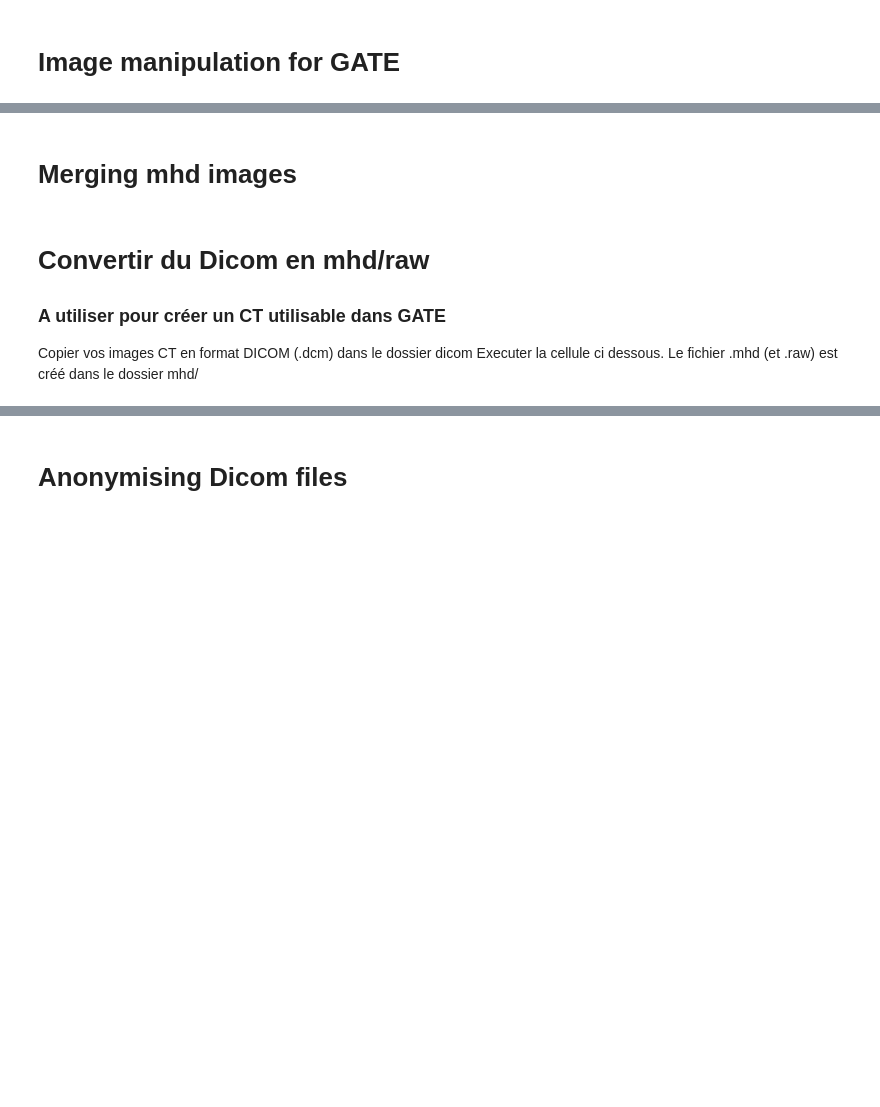
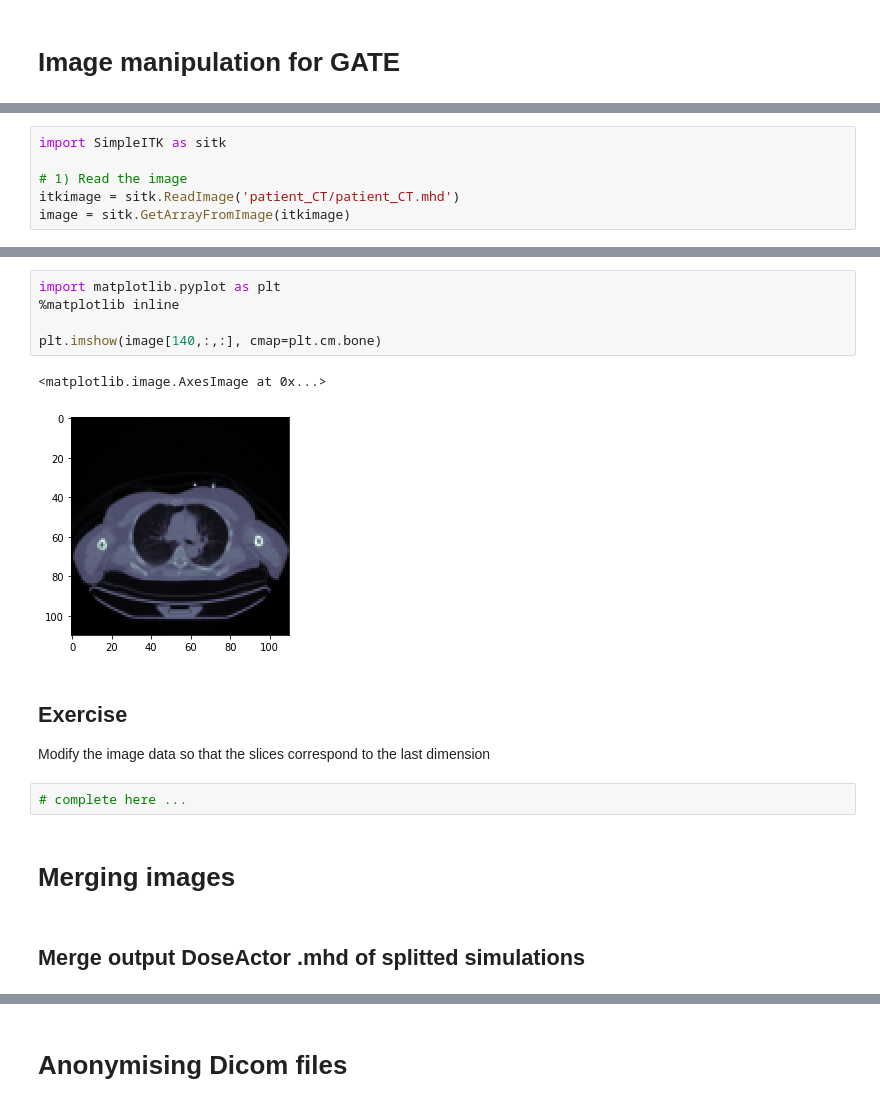
Before and after one commit to MCvin/Python_Gate, a Jupyter notebook: image_manipulation/image_manipulation.ipynb, the cells around one changed output, grey strips where cells are left out. Saved outputs shown, nothing was run; the diff lists cells and outputs as text; blank space fills up the shorter version.

```diff
--- a/image_manipulation/image_manipulation.ipynb
+++ b/image_manipulation/image_manipulation.ipynb
@@ -7,0 +57,6 @@
+# %%
+import SimpleITK as sitk
+
+# 1) Read the image
+itkimage = sitk.ReadImage('patient_CT/patient_CT.mhd')
+image = sitk.GetArrayFromImage(itkimage)
@@ -8,8 +71,17 @@
+# %%
+import matplotlib.pyplot as plt
+%matplotlib inline
+
+plt.imshow(image[140,:,:], cmap=plt.cm.bone)
+# %% [output]
+<matplotlib.image.AxesImage at 0x...>
+[figure, added]
+# %% [markdown]
+## Exercise
+Modify the image data so that the slices correspond to the last dimension
+# %%
+# complete here ...
 # %% [markdown]
-# Merging mhd images
+# Merging images
-# %% [markdown]
-# Convertir du Dicom en mhd/raw
-### A utiliser pour créer un CT utilisable dans GATE
-Copier vos images CT en format DICOM (.dcm) dans le dossier dicom
-Executer la cellule ci dessous.
-Le fichier .mhd (et .raw) est créé dans le dossier mhd/
+# %% [markdown]
+## Merge output DoseActor .mhd of splitted simulations
```
Also changed, not shown: parts of 12 cells of this notebook, 6 other files.
